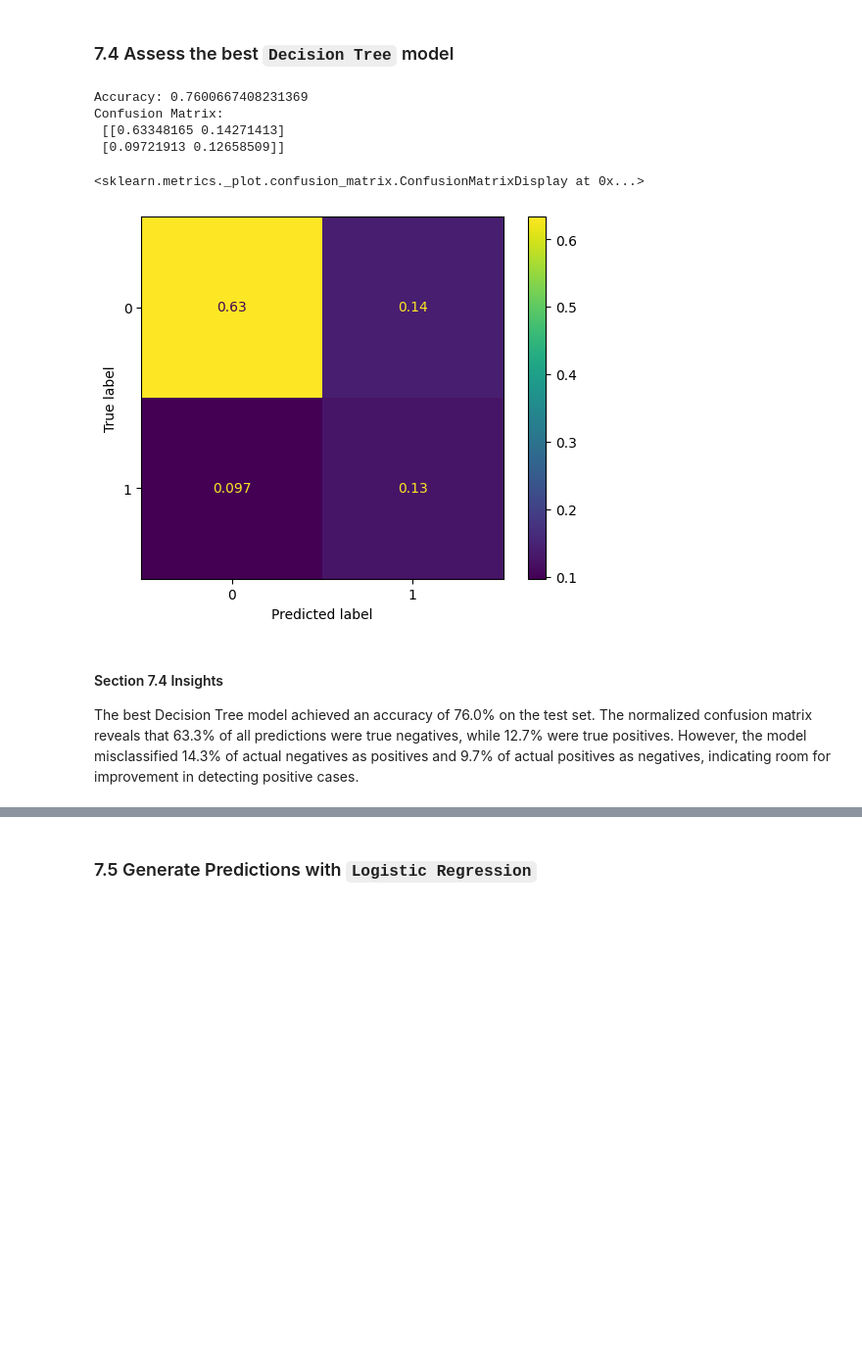
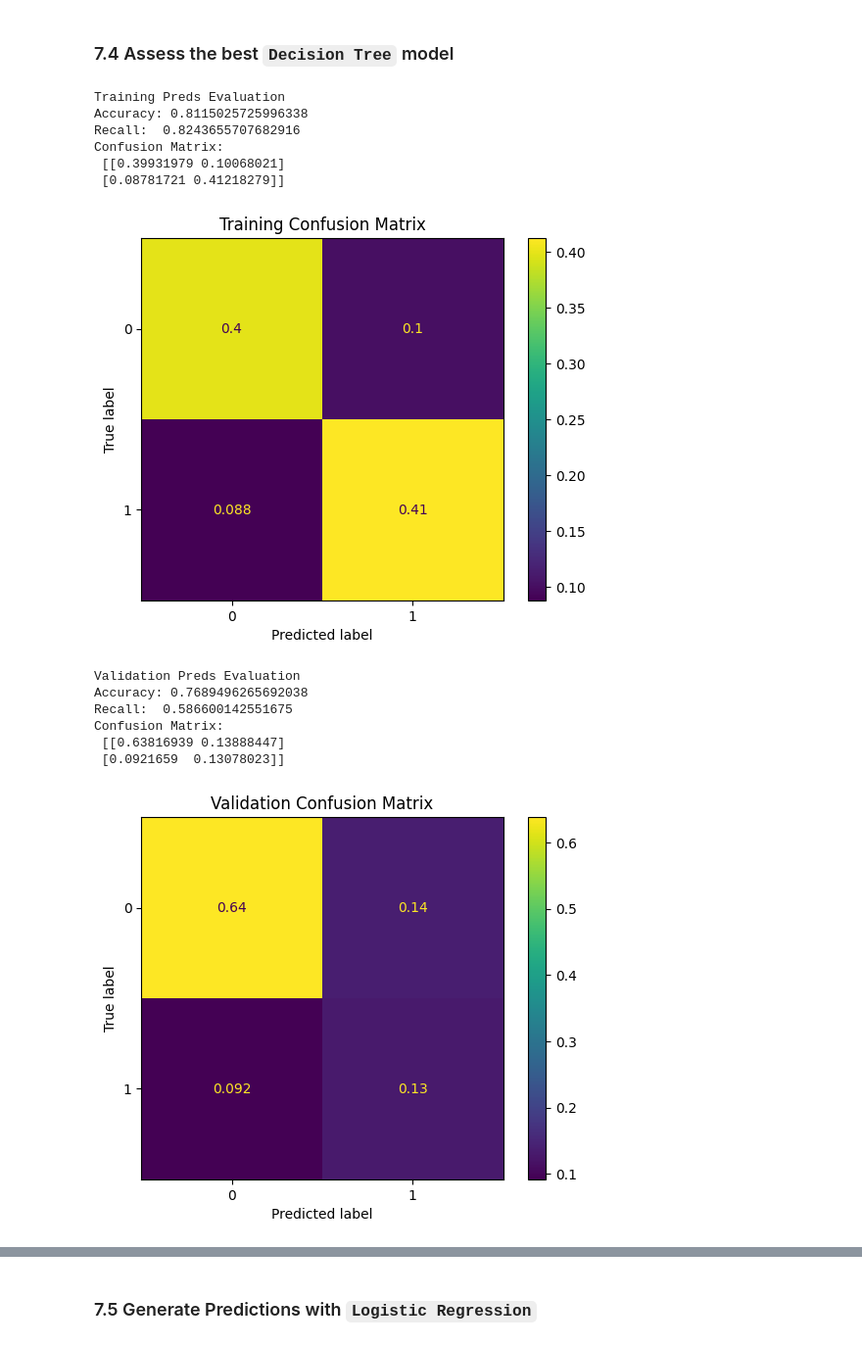
Before and after one commit to Nelkit/36103-AT2-data-analysis-project, a Jupyter notebook: 36103_AT2B_data_analysis_project.ipynb, the cells around one changed output, grey strips where cells are left out. Shown at 98% size. Drawn from its saved outputs; the diff is of its cells as text; code cells hidden in the pictures; blank space fills up the shorter version.

```diff
--- a/36103_AT2B_data_analysis_project.ipynb
+++ b/36103_AT2B_data_analysis_project.ipynb
@@ -945,6 +970,6 @@ np.float64(0.7940189763416896)
 # %%
 best_decision_tree_model = grid_search_model.best_estimator_
 
-train_y_preds = best_decision_tree_model.predict(X_train_resampled)
-test_y_preds = best_decision_tree_model.predict(X_test)
+y_train_preds = best_decision_tree_model.predict(X_train_resampled)
+y_val_preds = best_decision_tree_model.predict(X_val)
 # %%
@@ -957,18 +982,34 @@ best_decision_tree_model.best_params_
 A Decision Tree Classifier was optimized using Grid Search, which selected `max_depth=20` and `min_samples_split=0.1` as the best hyperparameters. The resulting model (`best_decision_tree_model`) was then used to generate predictions on both the resampled training set and the original test set, enabling assessment of its generalization performance.
 # %% [markdown]
 ### 7.4 Assess the best `Decision Tree` model
-# %%
-print("Accuracy:", accuracy_score(y_test, test_y_preds))
-print("Confusion Matrix:\n", confusion_matrix(y_test, test_y_preds, normalize="all"))
-ConfusionMatrixDisplay.from_estimator(best_decision_tree_model, X_test, y_test, normalize="all")
-# %% [output]
-Accuracy: 0.7600667408231369
-Confusion Matrix:
- [[0.63348165 0.14271413]
- [0.09721913 0.12658509]]
-<sklearn.metrics._plot.confusion_matrix.ConfusionMatrixDisplay at 0x...>
-[figure, removed]
-# %% [markdown]
-#### Section 7.4 Insights
-
-The best Decision Tree model achieved an accuracy of 76.0% on the test set. The normalized confusion matrix reveals that 63.3% of all predictions were true negatives, while 12.7% were true positives. However, the model misclassified 14.3% of actual negatives as positives and 9.7% of actual positives as negatives, indicating room for improvement in detecting positive cases.
+# %%
+print("Training Preds Evaluation")
+print("Accuracy:", accuracy_score(y_train_resampled, y_train_preds))
+print("Recall: ", recall_score(y_train_resampled, y_train_preds))
+print("Confusion Matrix:\n", confusion_matrix(y_train_resampled, y_train_preds, normalize="all"))
+training_confusion_heatmap = ConfusionMatrixDisplay.from_estimator(best_decision_tree_model, X_train_resampled, y_train_resampled, normalize="all")
+training_confusion_heatmap.ax_.set_title("Training Confusion Matrix")
+plt.show()
+
+print("Validation Preds Evaluation")
+print("Accuracy:", accuracy_score(y_val, y_val_preds))
+print("Recall: ", recall_score(y_val, y_val_preds))
+print("Confusion Matrix:\n", confusion_matrix(y_val, y_val_preds, normalize="all"))
+val_confusion_heatmap = ConfusionMatrixDisplay.from_estimator(best_decision_tree_model, X_val, y_val, normalize="all")
+val_confusion_heatmap.ax_.set_title("Validation Confusion Matrix")
+plt.show()
+# %% [output]
+Training Preds Evaluation
+Accuracy: 0.8115025725996338
+Recall:  0.8243655707682916
+Confusion Matrix:
+ [[0.39931979 0.10068021]
+ [0.08781721 0.41218279]]
+[figure, added]
+Validation Preds Evaluation
+Accuracy: 0.7689496265692038
+Recall:  0.586600142551675
+Confusion Matrix:
+ [[0.63816939 0.13888447]
+ [0.0921659  0.13078023]]
+[figure, added]
```
Also changed, not shown: parts of 8 cells of this notebook.
